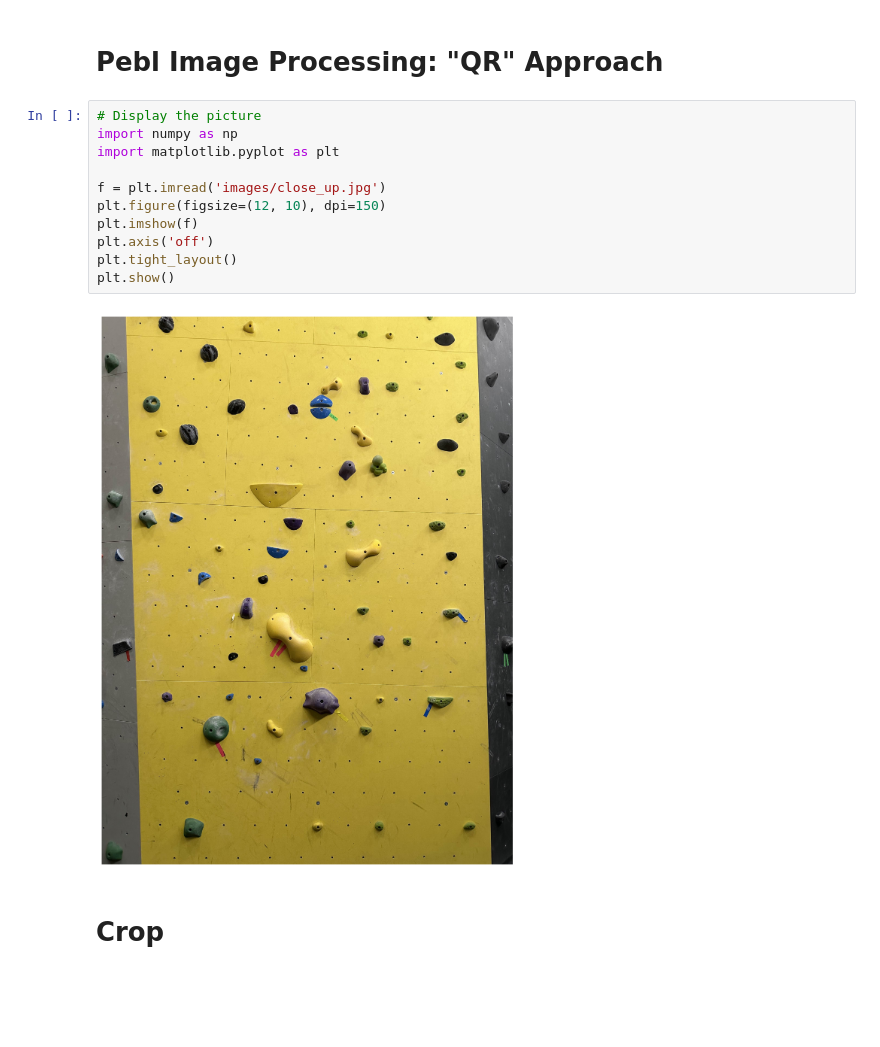
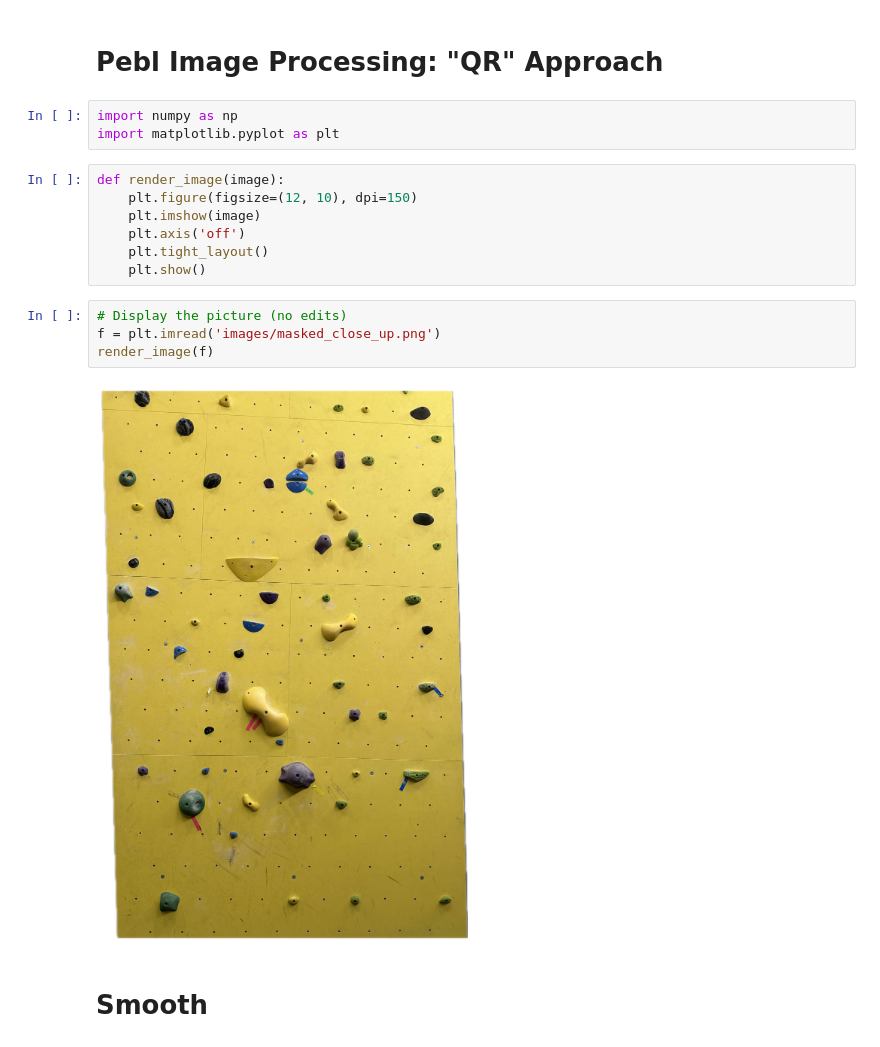
Before and after one commit to JustinLin905/pebl-image-processing, a Jupyter notebook: preprocessing.ipynb, the cells around one changed output. Saved outputs shown, nothing was run; the diff lists cells and outputs as text; blank space fills up the shorter version.

```diff
--- a/preprocessing.ipynb
+++ b/preprocessing.ipynb
@@ -1,17 +1,20 @@
 # %% [markdown]
 # Pebl Image Processing: "QR" Approach
+# %%
+import numpy as np
+import matplotlib.pyplot as plt
+# %%
+def render_image(image):
+    plt.figure(figsize=(12, 10), dpi=150)
+    plt.imshow(image)
+    plt.axis('off')
+    plt.tight_layout()
+    plt.show()
 # %%
-# Display the picture
-import numpy as np
-import matplotlib.pyplot as plt
-
-f = plt.imread('images/close_up.jpg')
-plt.figure(figsize=(12, 10), dpi=150)
-plt.imshow(f)
-plt.axis('off')
-plt.tight_layout()
-plt.show()
+# Display the picture (no edits)
+f = plt.imread('images/masked_close_up.png')
+render_image(f)
 # %% [output]
-[figure, old version]
+[figure, new version]
 # %% [markdown]
-# Crop
+# Smooth
```
Also changed, not shown: parts of 10 cells of this notebook, 2 other files.
